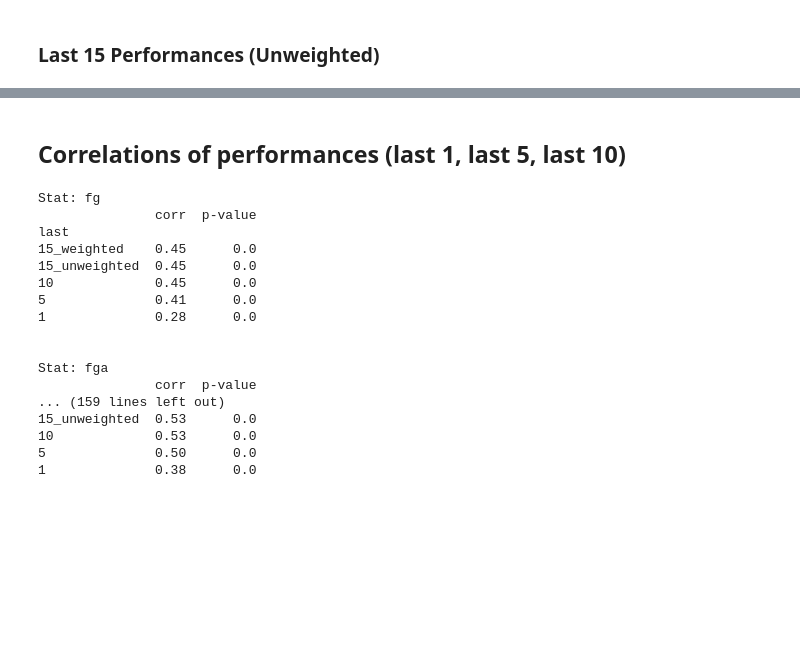
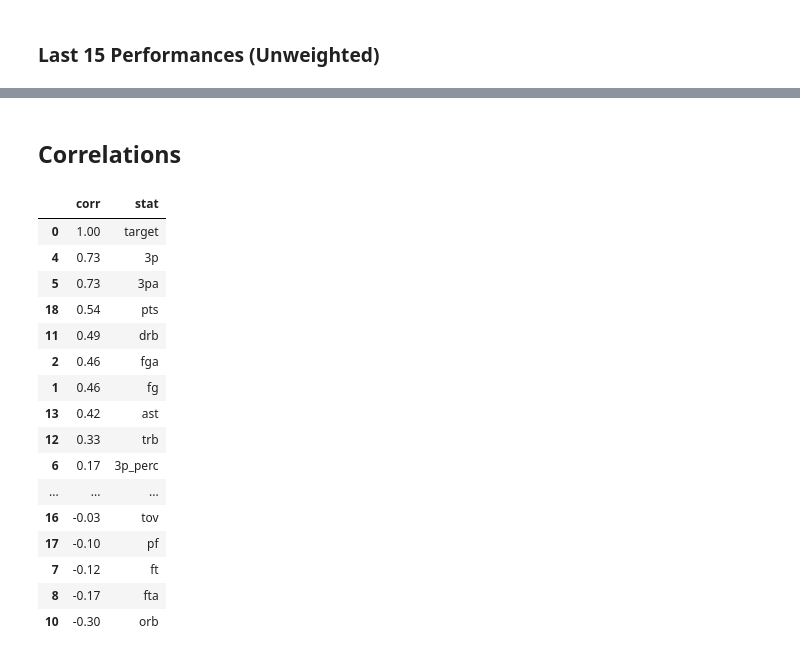
Before and after one commit to tylerengland25/NBA, a Jupyter notebook: backend/analysis/3p_game_totals.ipynb, the cells around one changed output, grey strips where cells are left out. Cells and saved outputs as stored; diff of their text form; code cells hidden in the pictures; blank space fills up the shorter version.

```diff
--- a/backend/analysis/3p_game_totals.ipynb
+++ b/backend/analysis/3p_game_totals.ipynb
@@ -478,58 +206,32 @@ last_15_games_weighted.head()
 # %% [markdown]
-## Correlations of performances (last 1, last 5, last 10)
+## Correlations
 # %%
 corr_df = pd.DataFrame()
 
 # Correlations for last 15 game stats vs 3pt made (unweighted)
-for col in last_15_games_weighted:
-    corr_p = pearsonr(last_15_games_weighted['target'], last_15_games_weighted[col])
-    row = {'last': '15_weighted', 'stat': col, 'corr': round(corr_p[0], 2), 'p-value': round(corr_p[1], 2)}
+for col in last_15_games_unweighted:
+    corr_p = pearsonr(last_15_games_unweighted['target'], last_15_games_unweighted[col])
+    row = {'stat': col, 'corr': round(corr_p[0], 2), 'p-value': round(corr_p[1], 2)}
     corr_df = corr_df.append(row, ignore_index=True)
 
-# Correlations for last 15 game stats vs 3pt made (unweighted)
-for col in last_15_games_unweighted:
-    corr_p = pearsonr(last_15_games_unweighted['target'], last_15_games_unweighted[col])
-    row = {'last': '15_unweighted', 'stat': col, 'corr': round(corr_p[0], 2), 'p-value': round(corr_p[1], 2)}
-    corr_df = corr_df.append(row, ignore_index=True)
-
-# Correlations for last 10 game stats vs 3pt made
-for col in last_10_games:
-    corr_p = pearsonr(last_10_games['target'], last_10_games[col])
-    row = {'last': 10, 'stat': col, 'corr': round(corr_p[0], 2), 'p-value': round(corr_p[1], 2)}
-    corr_df = corr_df.append(row, ignore_index=True)
-
-# Correlations for last 10 game stats vs 3pt made
-for col in last_5_games:
-    corr_p = pearsonr(last_5_games['target'], last_5_games[col])
-    row = {'last': 5, 'stat': col, 'corr': round(corr_p[0], 2), 'p-value': round(corr_p[1], 2)}
-    corr_df = corr_df.append(row, ignore_index=True)
-
-# Correlations for last game stats vs 3pt made
-for col in last_game:
-    corr_p = pearsonr(last_game['target'], last_game[col])
-    row = {'last': 1, 'stat': col, 'corr': round(corr_p[0], 2), 'p-value': round(corr_p[1], 2)}
-    corr_df = corr_df.append(row, ignore_index=True)
-
-# Print each correlation
-for stat in stats:
-    print(f'Stat: {stat}')
-    print(corr_df[(corr_df['stat'] == stat) & (corr_df['p-value'] < .05)].set_index(['last']).drop(['stat'], axis=1))
-    print('\n')
+# Print correlations
+corr_df = corr_df[corr_df['p-value'] < .05].drop(['p-value'], axis=1).sort_values(['corr'], axis=0, ascending=False)
+corr_df
 # %% [output]
-Stat: fg
-               corr  p-value
-last
-15_weighted    0.45      0.0
-15_unweighted  0.45      0.0
-10             0.45      0.0
-5              0.41      0.0
-1              0.28      0.0
-
-
-Stat: fga
-               corr  p-value
-... (159 lines left out)
-15_unweighted  0.53      0.0
-10             0.53      0.0
-5              0.50      0.0
-1              0.38      0.0
+|  | corr | stat |
+| 0 | 1.00 | target |
+| 4 | 0.73 | 3p |
+| 5 | 0.73 | 3pa |
+| 18 | 0.54 | pts |
+| 11 | 0.49 | drb |
+| 2 | 0.46 | fga |
+| 1 | 0.46 | fg |
+| 13 | 0.42 | ast |
+| 12 | 0.33 | trb |
+| 6 | 0.17 | 3p_perc |
+| ... | ... | ... |
+| 16 | -0.03 | tov |
+| 17 | -0.10 | pf |
+| 7 | -0.12 | ft |
+| 8 | -0.17 | fta |
+| 10 | -0.30 | orb |
```
Also changed, not shown: parts of 14 cells of this notebook, 3 other files.
